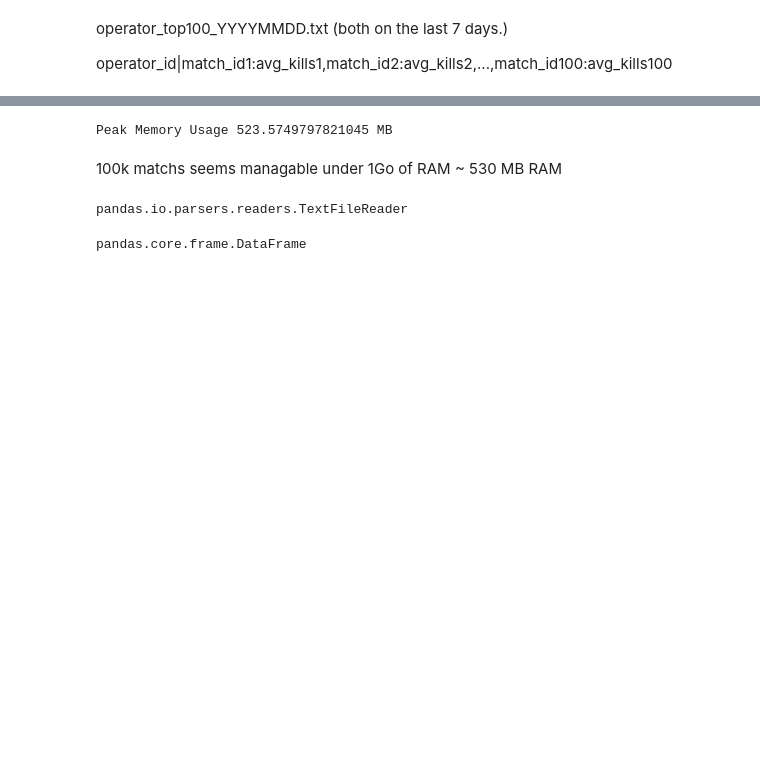
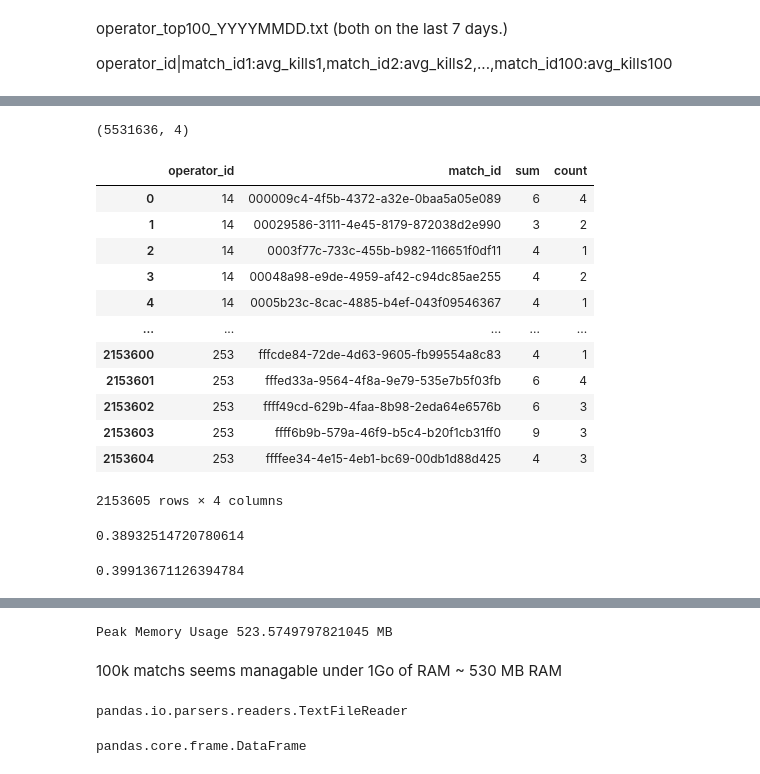
Before and after one commit to Martin-Labenne/software-dev-ml-takehome, a Jupyter notebook: exploration.ipynb, the cells around one changed output, grey strips where cells are left out. Cells and saved outputs as stored; diff of their text form; code cells hidden in the pictures; blank space fills up the shorter version.

```diff
--- a/exploration.ipynb
+++ b/exploration.ipynb
@@ -199,0 +287,27 @@ Peak Memory Usage 392.848295211792 MB
+# %%
+matchs_100k = load_matchs('logs/100k_matchs.log')
+print(matchs_100k.shape)
+count_sum_kills_of_operators_per_match(matchs_100k)
+# %% [output]
+(5531636, 4)
+|  | operator_id | match_id | sum | count |
+| 0 | 14 | 000009c4-4f5b-4372-a32e-0baa5a05e089 | 6 | 4 |
+| 1 | 14 | 00029586-3111-4e45-8179-872038d2e990 | 3 | 2 |
+| 2 | 14 | 0003f77c-733c-455b-b982-116651f0df11 | 4 | 1 |
+| 3 | 14 | 00048a98-e9de-4959-af42-c94dc85ae255 | 4 | 2 |
+| 4 | 14 | 0005b23c-8cac-4885-b4ef-043f09546367 | 4 | 1 |
+| ... | ... | ... | ... | ... |
+| 2153600 | 253 | fffcde84-72de-4d63-9605-fb99554a8c83 | 4 | 1 |
+| 2153601 | 253 | fffed33a-9564-4f8a-9e79-535e7b5f03fb | 6 | 4 |
+| 2153602 | 253 | ffff49cd-629b-4faa-8b98-2eda64e6576b | 6 | 3 |
+| 2153603 | 253 | ffff6b9b-579a-46f9-b5c4-b20f1cb31ff0 | 9 | 3 |
+| 2153604 | 253 | ffffee34-4e15-4eb1-bc69-00db1d88d425 | 4 | 3 |
+2153605 rows × 4 columns
+# %%
+2153605 / 5531636
+# %% [output]
+0.38932514720780614
+# %%
+22285 / 55833
+# %% [output]
+0.39913671126394784
```
Also changed, not shown: parts of 33 cells of this notebook.
